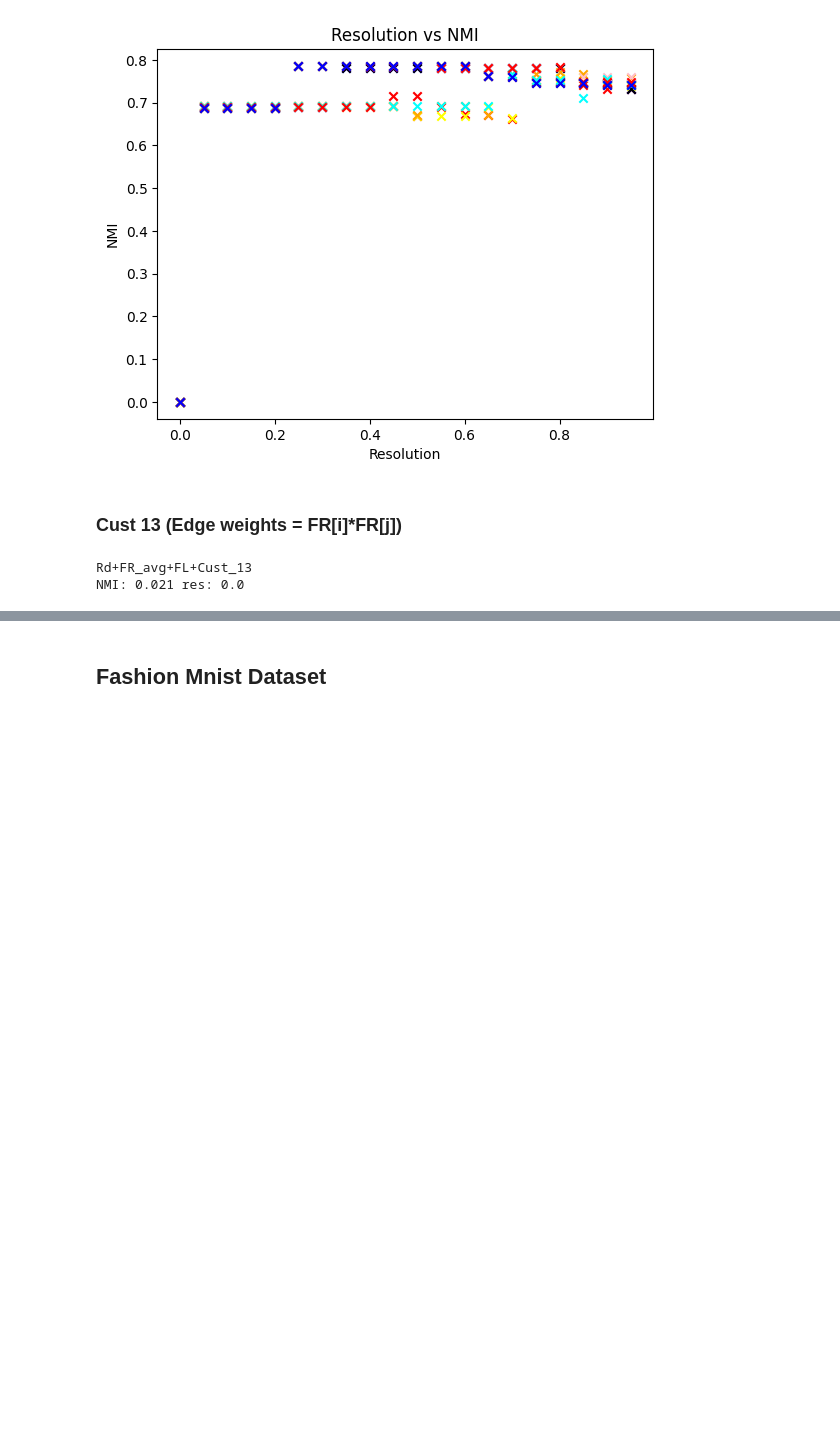
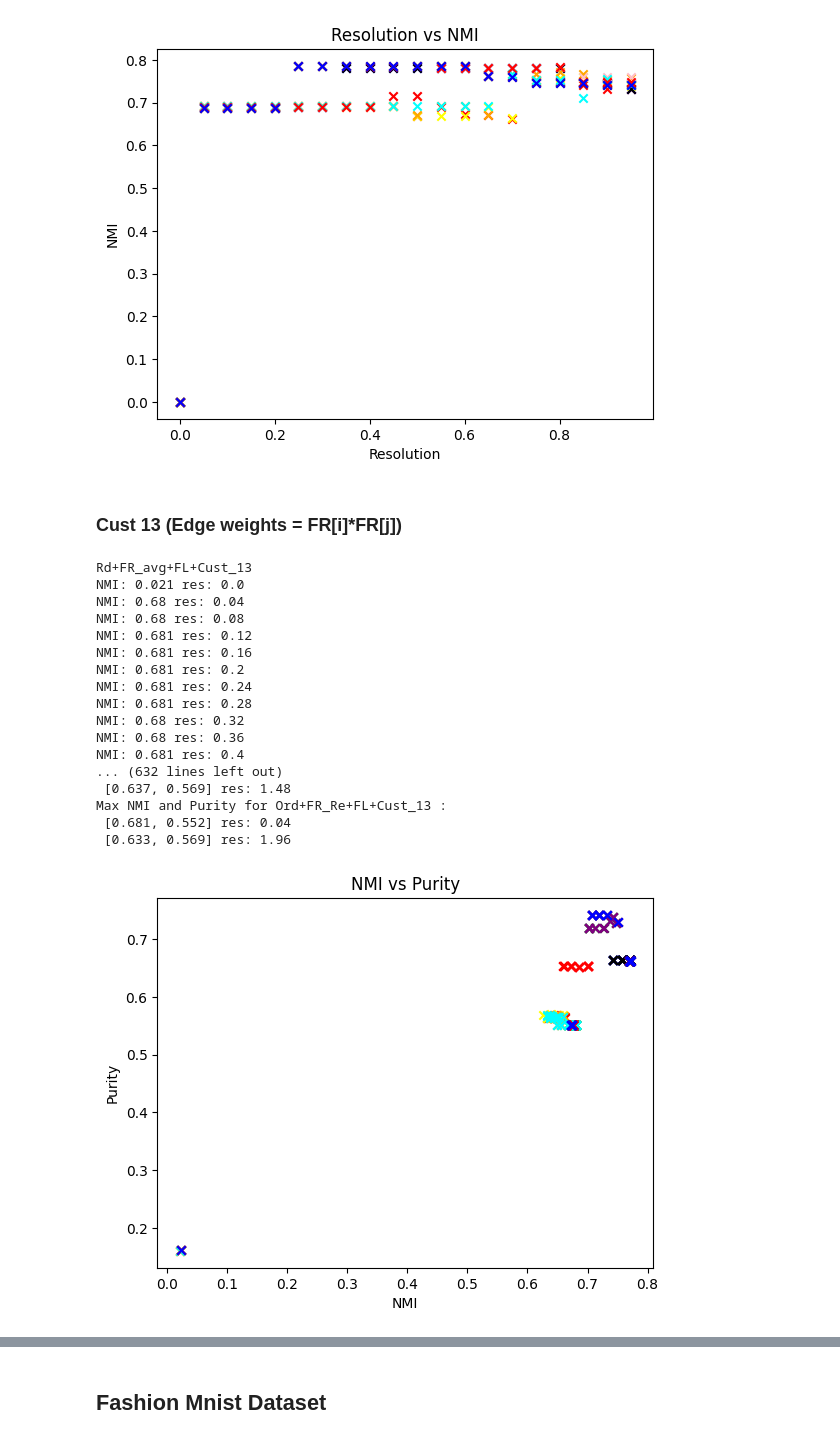
Before and after one commit to csmukherjee/MCPC_Clustering, a Jupyter notebook: Codes/Test_General.ipynb, the cells around one changed output, grey strips where cells are left out. Cells and saved outputs as stored; diff of their text form; code cells hidden in the pictures; blank space fills up the shorter version.

```diff
--- a/Codes/Test_General.ipynb
+++ b/Codes/Test_General.ipynb
@@ -679,31 +743,47 @@ Mod_tp = {13:'Cust_13'}
 
 
 for FR_order in [0,1]:
     for FR_Rec in [0,1]:
         for FR_type in range(3):
             for Mod_type in [13]:
                 name = str(FR_ord[FR_order] + '+' + FR_Recalc[FR_Rec] + '+' + FR_tp[FR_type] + '+' + Mod_tp[Mod_type])
                 print(name)
                 names.append(name)
                 labels=[]
 
                 res_list = []
                 for i in range(50):
-                    res_list.append(i/100)
+                    res_list.append(i/25)
 
                 for res in res_list:
                     partition = RC10.louvain_partitions(G, seed=0,resolution=res,FR_order=FR_order, FR_Recalc=FR_Rec, FR_type=FR_type, Mod_type=Mod_type)
                     label_new=get_labels(partition,n)
                     labels.append(label_new)
                     print('NMI:',round(NMI(label,label_new),3),'res:',res)
                     #print(res,round(NMI(label,label_new),2),round(met.purity_score(label,label_new),2))
                 total_labels.append(labels)
                 res_.append(res_list)
                 #print the nmi
 
 an.metrics_summary_general(total_labels,label,res_,names)
 
 #an.metrics_summary(total_labels,label,res_,names)
 # %% [output]
 Rd+FR_avg+FL+Cust_13
 NMI: 0.021 res: 0.0
+NMI: 0.68 res: 0.04
+NMI: 0.68 res: 0.08
+NMI: 0.681 res: 0.12
+NMI: 0.681 res: 0.16
+NMI: 0.681 res: 0.2
+NMI: 0.681 res: 0.24
+NMI: 0.681 res: 0.28
+NMI: 0.68 res: 0.32
+NMI: 0.68 res: 0.36
+NMI: 0.681 res: 0.4
+... (632 lines left out)
+ [0.637, 0.569] res: 1.48
+Max NMI and Purity for Ord+FR_Re+FL+Cust_13 :
+ [0.681, 0.552] res: 0.04
+ [0.633, 0.569] res: 1.96
+[figure, added]
```
Also changed, not shown: parts of 8 cells of this notebook, 2 other files.
